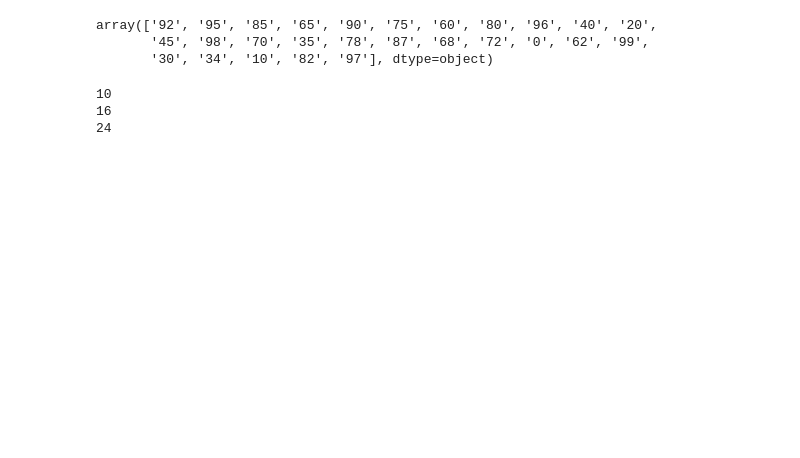
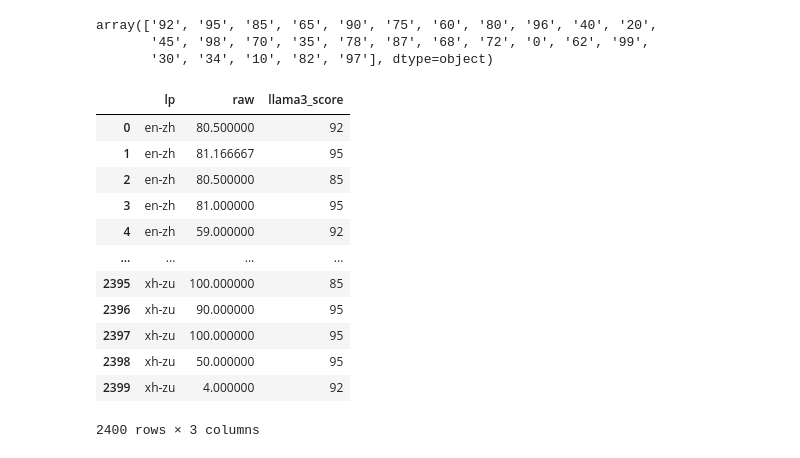
Before and after one commit to rubzip/Mistral_MT_Evaluation, a Jupyter notebook: src/Llama3.ipynb, the cells around one changed output. Saved outputs shown, nothing was run; the diff lists cells and outputs as text; code cells hidden in the pictures; blank space fills up the shorter version.

```diff
--- a/src/Llama3.ipynb
+++ b/src/Llama3.ipynb
@@ -28,15 +28,15 @@ Please evaluate the quality of the translation from [ORIGINAL LANGUAGE] to [TRAN
 Provide a score from 0 to 100 to indicate the overall quality of the translation.
 # %%
 language_mapper = {
-    'en': 'English',
-    'fi': 'Finnish',
-    'de': 'German',
-    'hi': 'Hindi',
-    'xh': 'Xhosa',
-    'zh': 'Chinese',
-    'cs': 'Czech',
-    'fr': 'French',
-    'bn': 'Bengali',
-    'zu': 'Zulu'
+    "en": "English",
+    "fi": "Finnish",
+    "de": "German",
+    "hi": "Hindi",
+    "xh": "Xhosa",
+    "zh": "Chinese",
+    "cs": "Czech",
+    "fr": "French",
+    "bn": "Bengali",
+    "zu": "Zulu",
 }
 # %%
@@ -45,18 +45,22 @@ df['l2'] = df['l2'].map(language_mapper)
 # %%
-def get_conversation_groq(src_language: str, trg_language: str, src_sentence: str, trg_sentence: str) -> str:
+def get_conversation_groq(
+    src_language: str, trg_language: str, src_sentence: str, trg_sentence: str
+) -> str:
     messages = [
         {
             "role": "system",
-            "content": f"""Please evaluate the quality of the translation from {src_language} to {trg_language} based on accuracy, fluency, and coherence: \n Provide a score from 0 to 100 to indicate the overall quality of the translation. Provide only the score, nothing else."""
+            "content": f"""Please evaluate the quality of the translation from {src_language} to {trg_language} based on accuracy, fluency, and coherence: \n Provide a score from 0 to 100 to indicate the overall quality of the translation. Provide only the score, nothing else.""",
         },
         {
             "role": "user",
-            "content": f'Original sentence: "{src_sentence}" \n Translated sentence: "{trg_sentence}"'
+            "content": f'Original sentence: "{src_sentence}" \n Translated sentence: "{trg_sentence}"',
         },
     ]
     return messages
 # %%
-df['message'] = df.apply(lambda x: get_conversation_groq(x['l1'], x['l2'], x['src'], x['mt']), axis=1)
+df["message"] = df.apply(
+    lambda x: get_conversation_groq(x["l1"], x["l2"], x["src"], x["mt"]), axis=1
+)
 # %%
 df.iloc[0].message
 # %% [output]
@@ -181,11 +223,3 @@ df_llama.score.unique()
 array(['92', '95', '85', '65', '90', '75', '60', '80', '96', '40', '20',
        '45', '98', '70', '35', '78', '87', '68', '72', '0', '62', '99',
        '30', '34', '10', '82', '97'], dtype=object)
-# %%
-for i in range(2400):
-    if i not in df_llama.id.to_list():
-        print(i)
-# %% [output]
-10
-16
-24
@@ -223,0 +226,18 @@ with open(outfile, 'w') as output_file:
+# %%
+df["llama3_score"] = df_llama["score"]
+# %%
+df[["lp", "raw", "llama3_score"]]
+# %% [output]
+|  | lp | raw | llama3_score |
+| 0 | en-zh | 80.500000 | 92 |
+| 1 | en-zh | 81.166667 | 95 |
+| 2 | en-zh | 80.500000 | 85 |
+| 3 | en-zh | 81.000000 | 95 |
+| 4 | en-zh | 59.000000 | 92 |
+| ... | ... | ... | ... |
+| 2395 | xh-zu | 100.000000 | 85 |
+| 2396 | xh-zu | 90.000000 | 95 |
+| 2397 | xh-zu | 100.000000 | 95 |
+| 2398 | xh-zu | 50.000000 | 95 |
+| 2399 | xh-zu | 4.000000 | 92 |
+2400 rows × 3 columns
```
Also changed, not shown: parts of 17 cells of this notebook, 10 other files.
